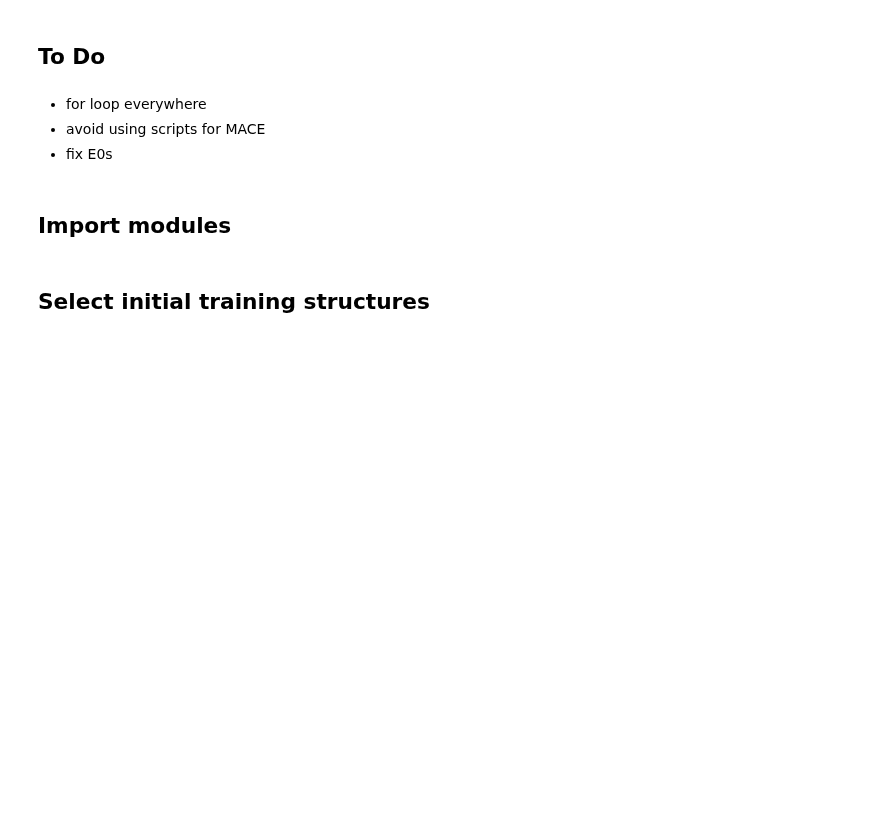
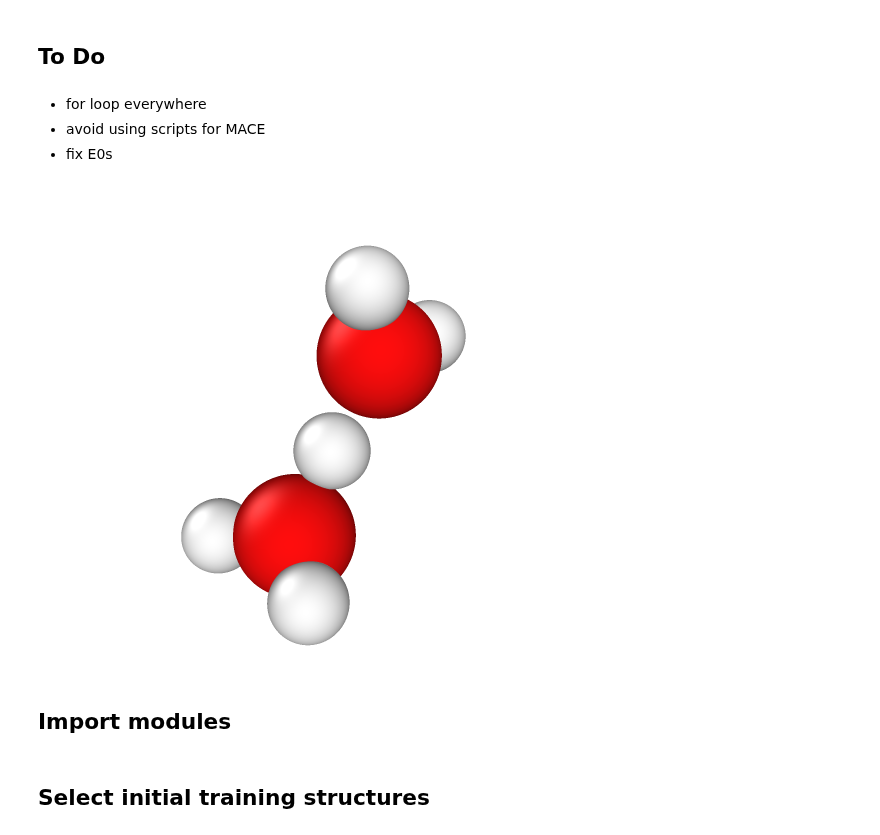
Before and after one commit to sabia-group/AL-tutorial, a Jupyter notebook: notebooks/tutorial.ipynb, the cells around one changed output. Saved outputs shown, nothing was run; the diff lists cells and outputs as text; code cells hidden in the pictures; blank space fills up the shorter version.

```diff
--- a/notebooks/tutorial.ipynb
+++ b/notebooks/tutorial.ipynb
@@ -15,7 +15,9 @@
 - fix E0s
 # %%
 from IPython.display import Image, display
-display(Image(filename='../initial-datasets/zundel'))
+display(Image(filename='../initial-datasets/zundel/zundel.png'))
+# %% [output]
+[figure, added]
 # %% [markdown]
 ## Import modules
 # %%
```
Also changed, not shown: parts of 15 cells of this notebook, 1 other file.
